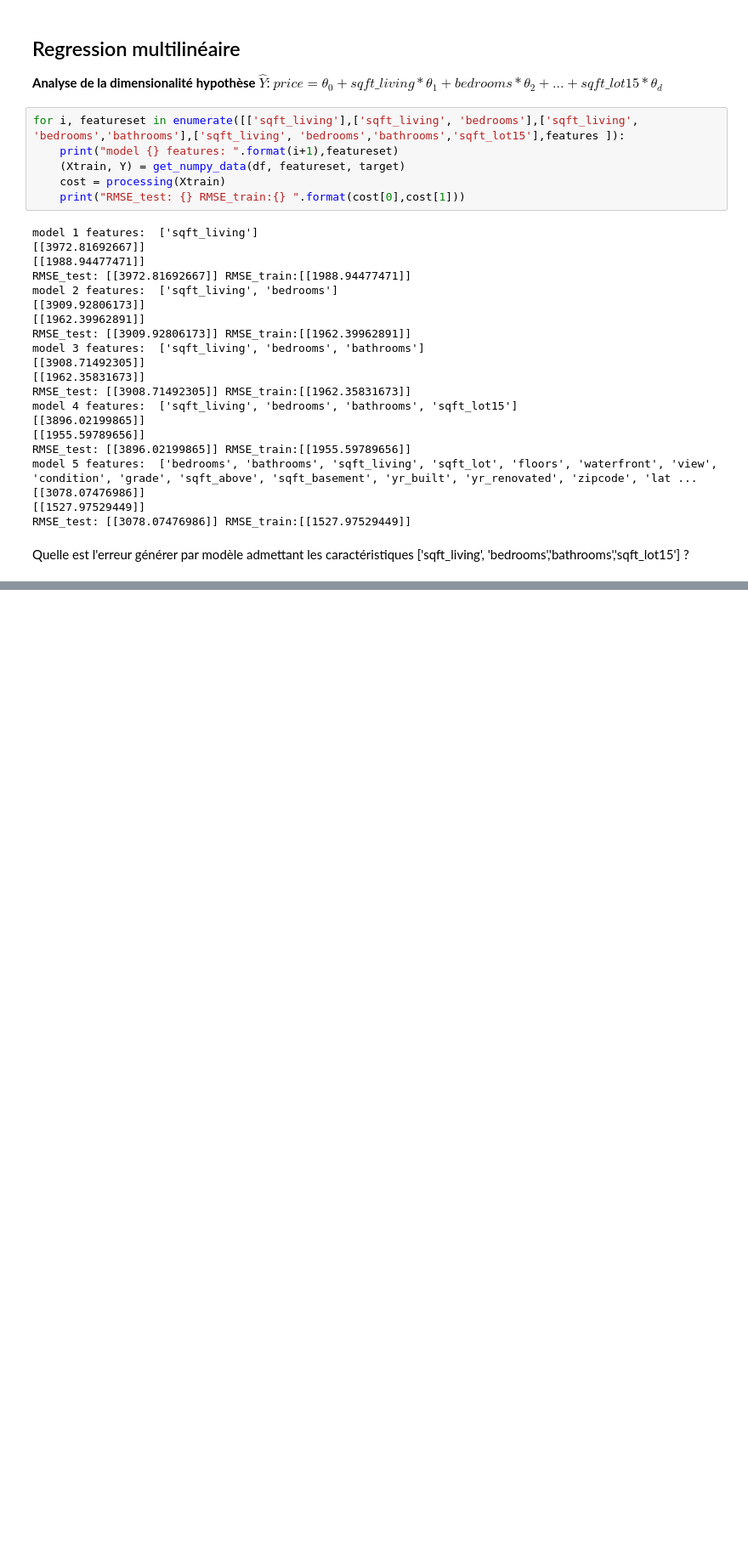
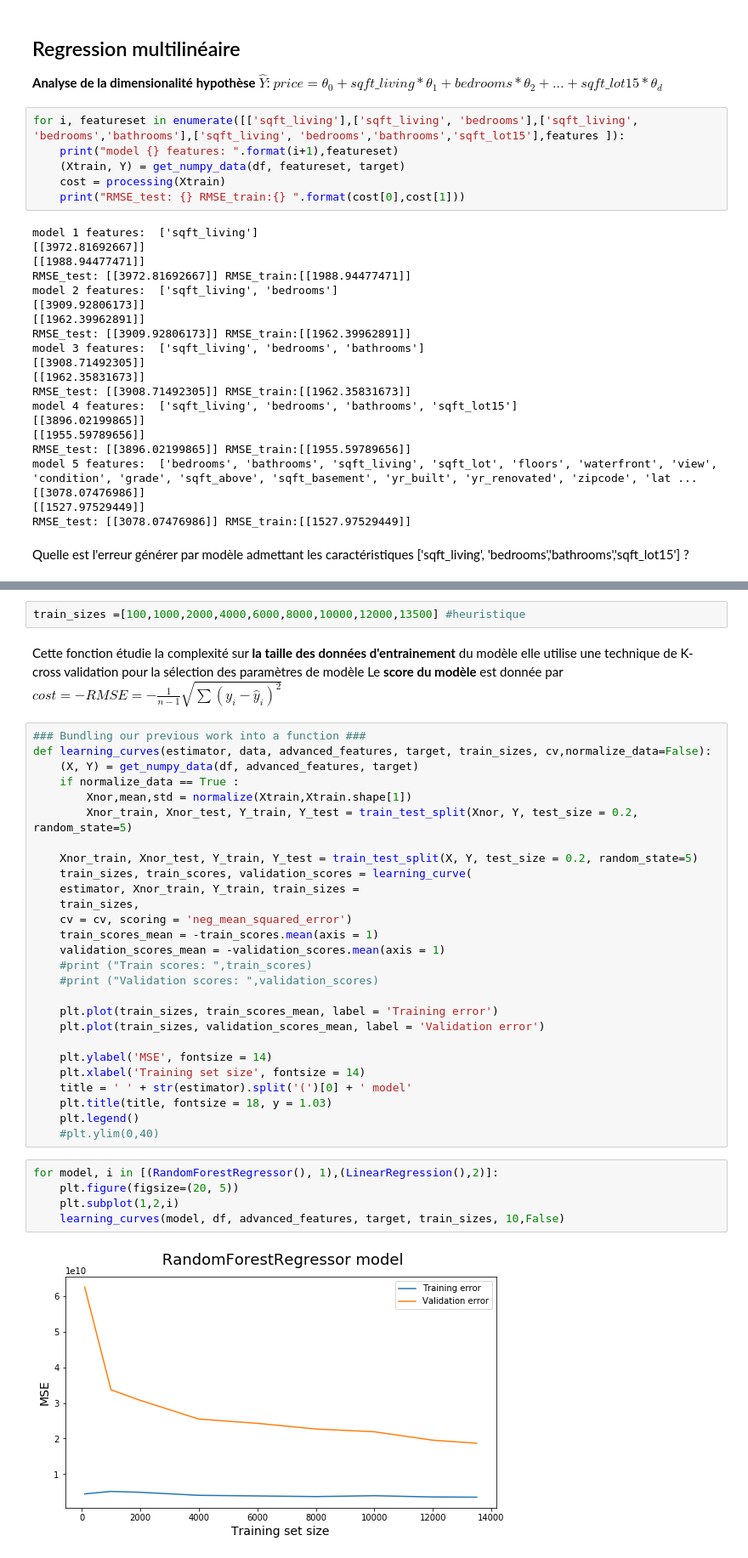
Before and after one commit to MAALIA-ML/case1_linear_model, a Jupyter notebook: notebooks/maalia-day1-houseprediction.ipynb, the cells around one changed output, grey strips where cells are left out. Shown at 85% size. Cells and saved outputs as stored; diff of their text form; blank space fills up the shorter version.

Commit message:
House prediction model complexity

```diff
--- a/notebooks/maalia-day1-houseprediction.ipynb
+++ b/notebooks/maalia-day1-houseprediction.ipynb
@@ -336,0 +361,39 @@ Quelle est l'erreur générer par modèle admettant les caractéristiques ['sqft
+# %%
+train_sizes =[100,1000,2000,4000,6000,8000,10000,12000,13500] #heuristique
+# %% [markdown]
+Cette fonction étudie la complexité sur **la taille des données d'entrainement** du modèle elle utilise une technique de K-cross validation pour la sélection des paramètres de modèle
+Le **score du modèle** est donnée par  $cost = -RMSE = -\frac{1}{n-1}\sqrt{\sum {(y_{i}-\hat{y}_{i})}^2}$
+# %%
+### Bundling our previous work into a function ###
+def learning_curves(estimator, data, advanced_features, target, train_sizes, cv,normalize_data=False):
+    (X, Y) = get_numpy_data(df, advanced_features, target)
+    if normalize_data == True :
+        Xnor,mean,std = normalize(Xtrain,Xtrain.shape[1])
+        Xnor_train, Xnor_test, Y_train, Y_test = train_test_split(Xnor, Y, test_size = 0.2, random_state=5)
+
+    Xnor_train, Xnor_test, Y_train, Y_test = train_test_split(X, Y, test_size = 0.2, random_state=5)
+    train_sizes, train_scores, validation_scores = learning_curve(
+    estimator, Xnor_train, Y_train, train_sizes =
+    train_sizes,
+    cv = cv, scoring = 'neg_mean_squared_error')
+    train_scores_mean = -train_scores.mean(axis = 1)
+    validation_scores_mean = -validation_scores.mean(axis = 1)
+    #print ("Train scores: ",train_scores)
+    #print ("Validation scores: ",validation_scores)
+
+    plt.plot(train_sizes, train_scores_mean, label = 'Training error')
+    plt.plot(train_sizes, validation_scores_mean, label = 'Validation error')
+
+    plt.ylabel('MSE', fontsize = 14)
+    plt.xlabel('Training set size', fontsize = 14)
+    title = ' ' + str(estimator).split('(')[0] + ' model'
+    plt.title(title, fontsize = 18, y = 1.03)
+    plt.legend()
+    #plt.ylim(0,40)
+# %%
+for model, i in [(RandomForestRegressor(), 1),(LinearRegression(),2)]:
+    plt.figure(figsize=(20, 5))
+    plt.subplot(1,2,i)
+    learning_curves(model, df, advanced_features, target, train_sizes, 10,False)
+# %% [output]
+[figure, added]
```
Also changed, not shown: parts of 4 cells of this notebook.
